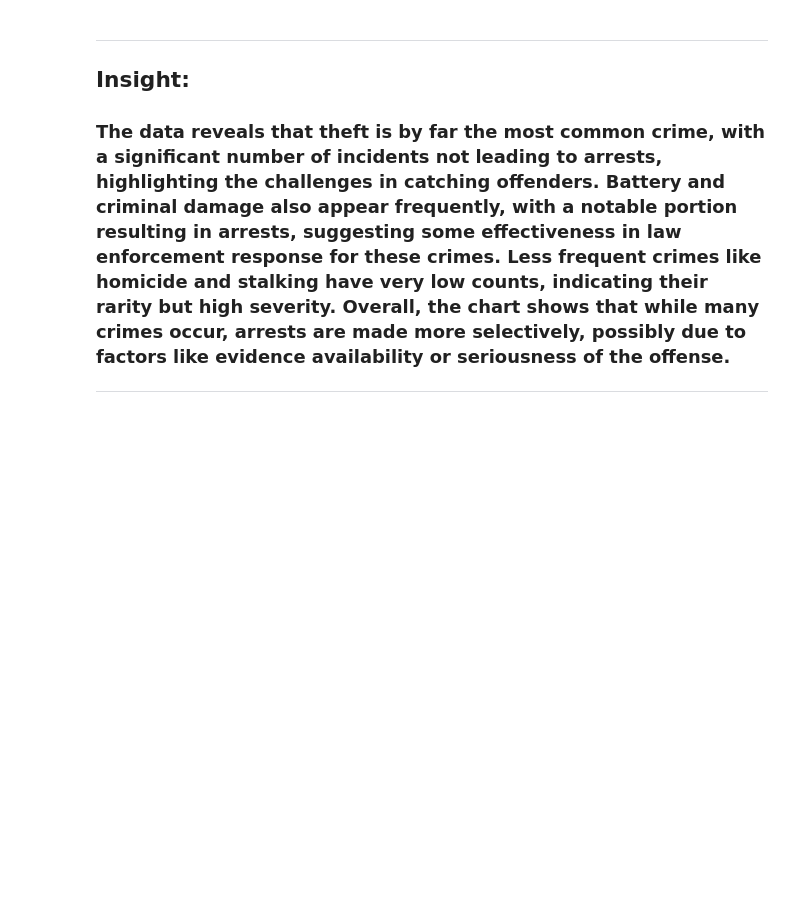
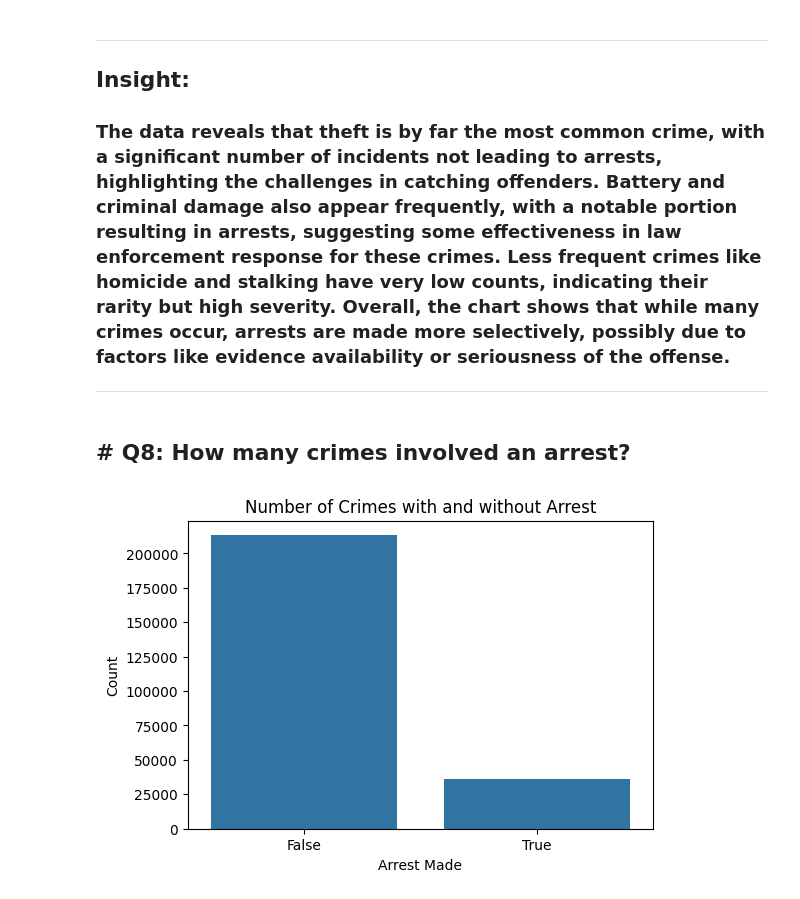
Before and after one commit to mariscotes/ELECT303-DataAnalytics, a Jupyter notebook: HandsOnExam.ipynb, the cells around one changed output. Saved outputs shown, nothing was run; the diff lists cells and outputs as text; code cells hidden in the pictures; blank space fills up the shorter version.

```diff
--- a/HandsOnExam.ipynb
+++ b/HandsOnExam.ipynb
@@ -364,3 +365,14 @@ plt.show()
 <h3>The data reveals that theft is by far the most common crime, with a significant number of incidents not leading to arrests, highlighting the challenges in catching offenders. Battery and criminal damage also appear frequently, with a notable portion resulting in arrests, suggesting some effectiveness in law enforcement response for these crimes. Less frequent crimes like homicide and stalking have very low counts, indicating their rarity but high severity. Overall, the chart shows that while many crimes occur, arrests are made more selectively, possibly due to factors like evidence availability or seriousness of the offense.
 </h3>
 <hr>
+# %% [markdown]
+<h2># Q8: How many crimes involved an arrest?</h2>
+# %%
+plt.figure(figsize=(6,4))
+sns.countplot(data=cc, x='Arrest')
+plt.title('Number of Crimes with and without Arrest')
+plt.xlabel('Arrest Made')
+plt.ylabel('Count')
+plt.show()
+# %% [output]
+[figure, added]
```
Also changed, not shown: parts of 24 cells of this notebook.
